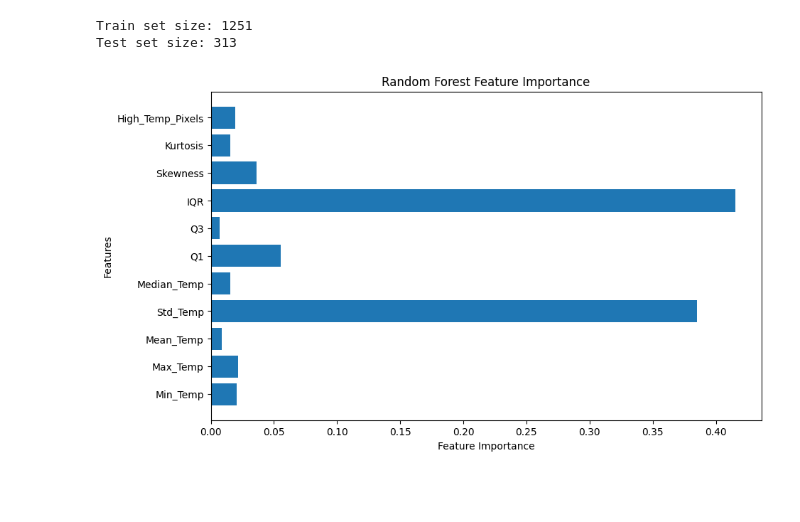
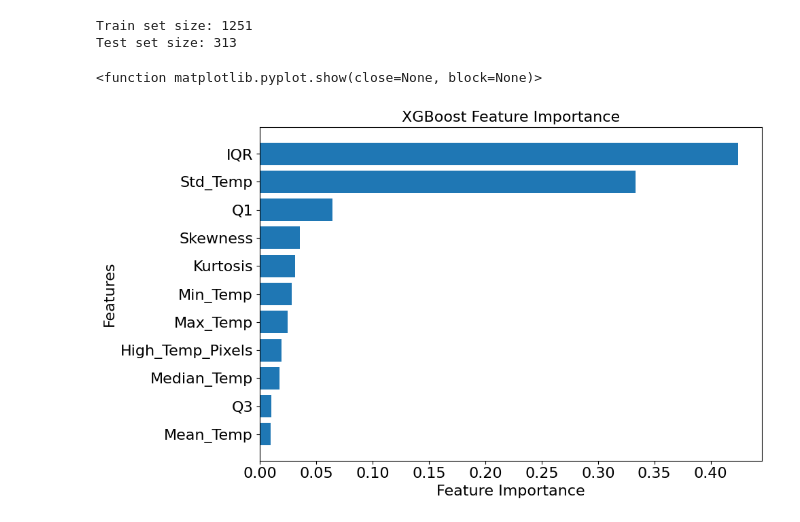
Before and after one commit to berkeayyildizli/ENS_Graduation_Project, a Jupyter notebook: xgboostWithFutures.ipynb, the cells around one changed output. Drawn from its saved outputs; the diff is of its cells as text; code cells hidden in the pictures; blank space fills up the shorter version.

```diff
--- a/xgboostWithFutures.ipynb
+++ b/xgboostWithFutures.ipynb
@@ -101,14 +101,34 @@ Train set size: 1251
 Test set size: 313
 # %%
 import matplotlib.pyplot as plt
+import numpy as np
+
+# Özellik önemlerini ve isimlerini al
 feature_importance = xgb_classifier.feature_importances_
 feature_names = X_train.columns
 
+# Sıralama işlemi (önem değerine göre azalan)
+sorted_idx = np.argsort(feature_importance)[::-1]
+sorted_features = feature_names[sorted_idx]
+sorted_importance = feature_importance[sorted_idx]
+
+# Grafik çizimi
 plt.figure(figsize=(10, 6))
-plt.barh(feature_names, feature_importance)
-plt.xlabel("Feature Importance")
-plt.ylabel("Features")
-plt.title("Random Forest Feature Importance")
-plt.show()
+plt.barh(sorted_features, sorted_importance)
+
+# Yazı boyutlarını artır
+plt.xlabel("Feature Importance", fontsize=16)
+plt.ylabel("Features", fontsize=16)
+plt.title("XGBoost Feature Importance", fontsize=16)
+
+# Eksen değerlerinin yazı boyutları
+plt.tick_params(axis='y', labelsize=16)
+plt.tick_params(axis='x', labelsize=16)
+
+# En önemli özelliği en üstte göstermek için
+plt.gca().invert_yaxis()
+plt.tight_layout()
+plt.show
 # %% [output]
+<function matplotlib.pyplot.show(close=None, block=None)>
-[figure, old version]
+[figure, new version]
```
Also changed, not shown: 16 other files.
